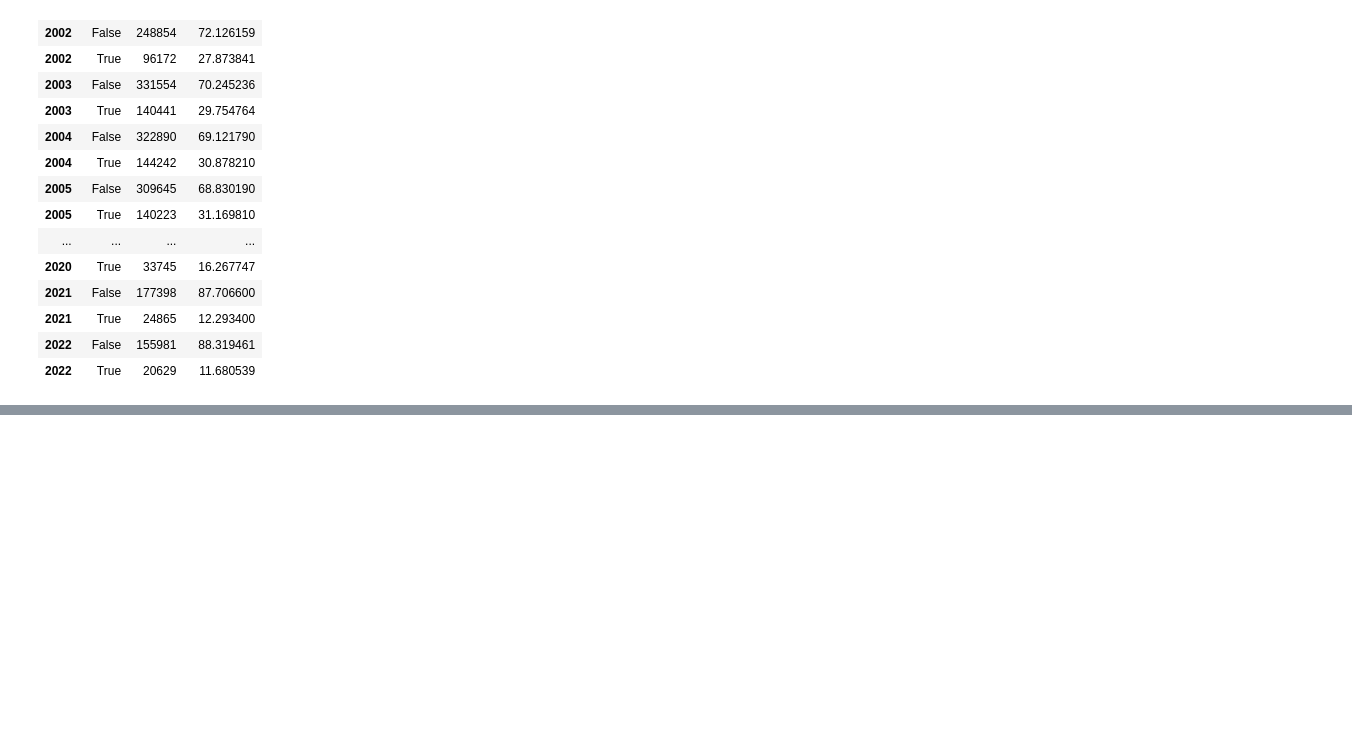
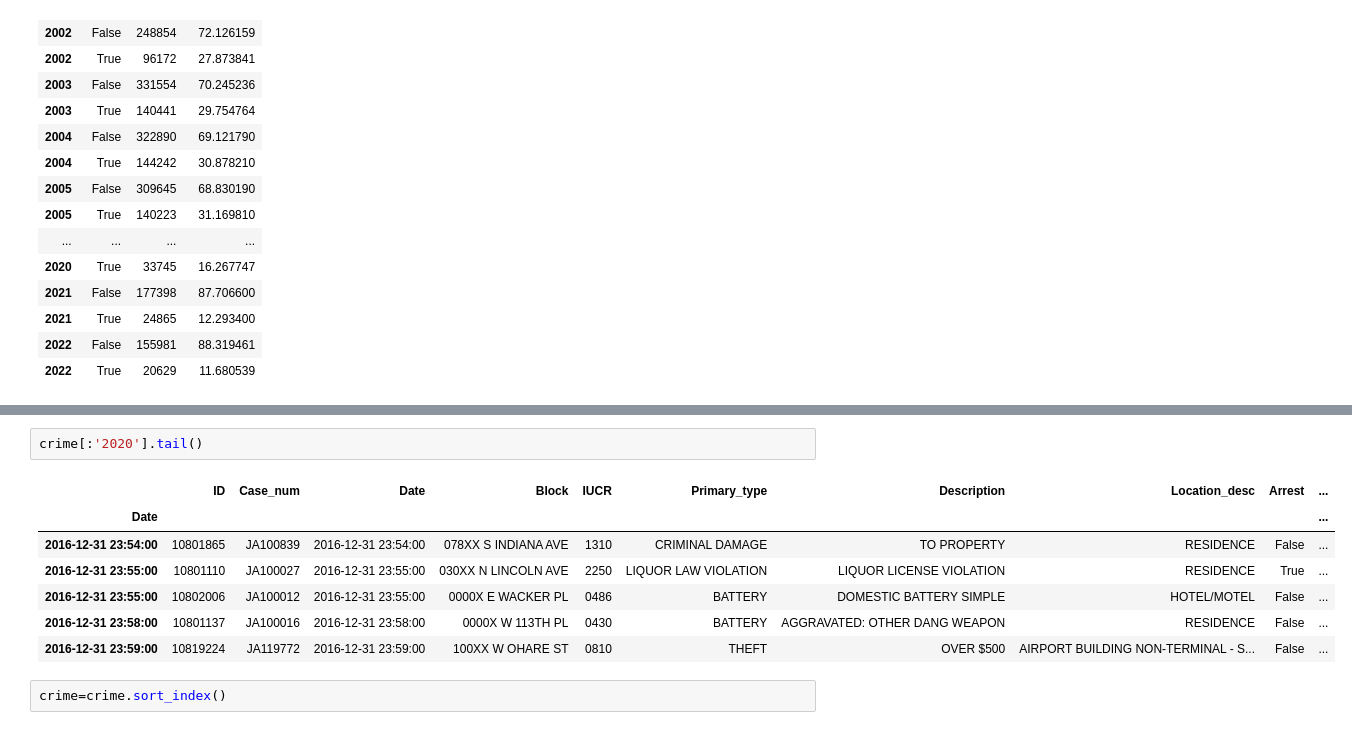
Before and after one commit to Chicago-PD-project/Chicago_Project, a Jupyter notebook: Lindy's_workbook.ipynb, the cells around one changed output, grey strips where cells are left out. Drawn from its saved outputs; the diff is of its cells as text; blank space fills up the shorter version.

```diff
--- a/Lindy's_workbook.ipynb
+++ b/Lindy's_workbook.ipynb
@@ -697,0 +660,12 @@ train.head()
+# %%
+crime[:'2020'].tail()
+# %% [output]
+|  | ID | Case_num | Date | Block | IUCR | Primary_type | Description | Location_desc | Arrest | ... |
+| Date |  |  |  |  |  |  |  |  |  | ... |
+| 2016-12-31 23:54:00 | 10801865 | JA100839 | 2016-12-31 23:54:00 | 078XX S INDIANA AVE | 1310 | CRIMINAL DAMAGE | TO PROPERTY | RESIDENCE | False | ... |
+| 2016-12-31 23:55:00 | 10801110 | JA100027 | 2016-12-31 23:55:00 | 030XX N LINCOLN AVE | 2250 | LIQUOR LAW VIOLATION | LIQUOR LICENSE VIOLATION | RESIDENCE | True | ... |
+| 2016-12-31 23:55:00 | 10802006 | JA100012 | 2016-12-31 23:55:00 | 0000X E WACKER PL | 0486 | BATTERY | DOMESTIC BATTERY SIMPLE | HOTEL/MOTEL | False | ... |
+| 2016-12-31 23:58:00 | 10801137 | JA100016 | 2016-12-31 23:58:00 | 0000X W 113TH PL | 0430 | BATTERY | AGGRAVATED: OTHER DANG WEAPON | RESIDENCE | False | ... |
+| 2016-12-31 23:59:00 | 10819224 | JA119772 | 2016-12-31 23:59:00 | 100XX W OHARE ST | 0810 | THEFT | OVER $500 | AIRPORT BUILDING NON-TERMINAL - S... | False | ... |
+# %%
+crime=crime.sort_index()
```
Also changed, not shown: parts of 76 cells of this notebook.
